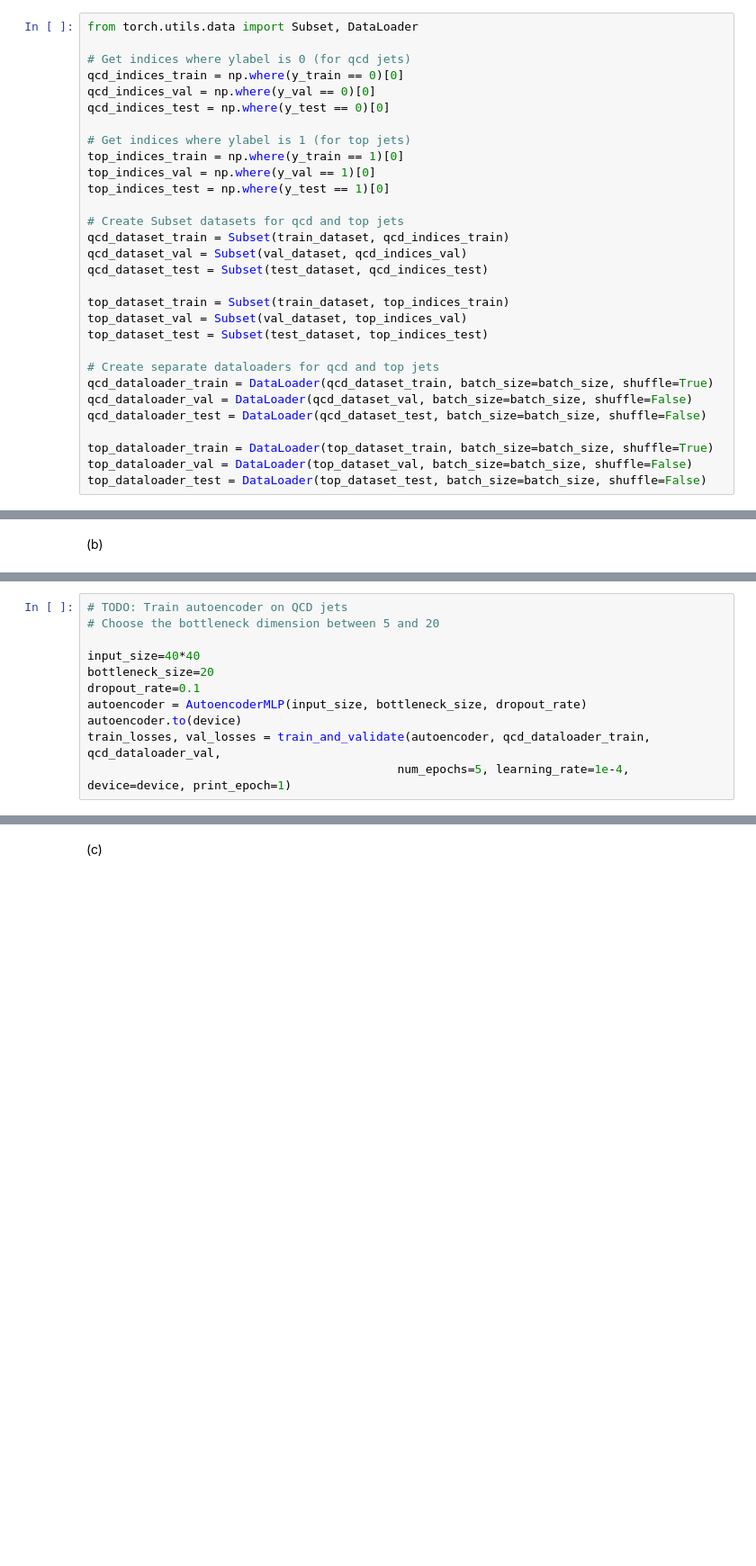
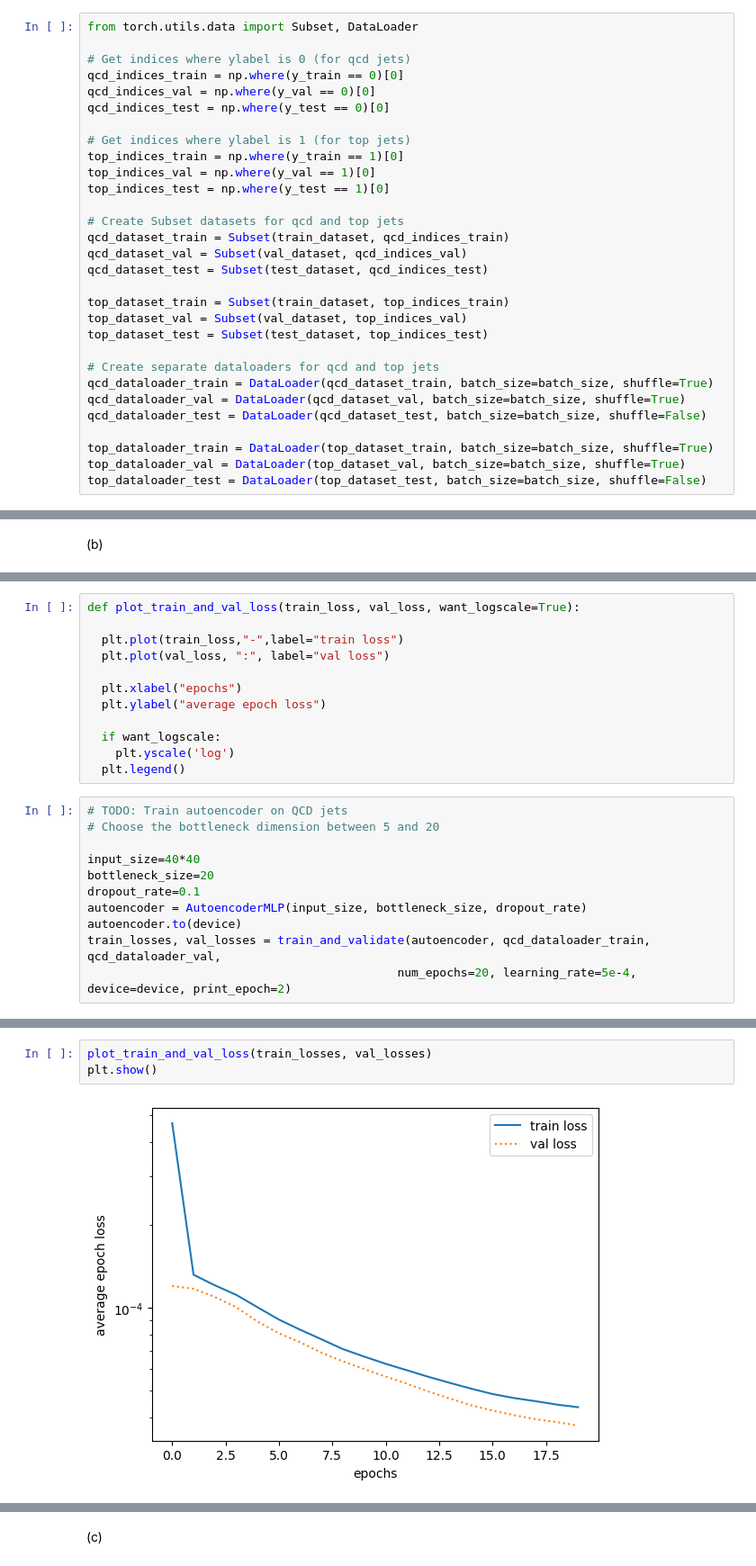
Before and after one commit to neelkanthrawat/mlph2023-Exercises, a Jupyter notebook: sheet08.ipynb, the cells around one changed output, grey strips where cells are left out. Shown at 90% size. Saved outputs shown, nothing was run; the diff lists cells and outputs as text; blank space fills up the shorter version.

```diff
--- a/sheet08.ipynb
+++ b/sheet08.ipynb
@@ -475,11 +520,11 @@ top_dataset_test = Subset(test_dataset, top_indices_test)
 
 # Create separate dataloaders for qcd and top jets
 qcd_dataloader_train = DataLoader(qcd_dataset_train, batch_size=batch_size, shuffle=True)
-qcd_dataloader_val = DataLoader(qcd_dataset_val, batch_size=batch_size, shuffle=False)
+qcd_dataloader_val = DataLoader(qcd_dataset_val, batch_size=batch_size, shuffle=True)
 qcd_dataloader_test = DataLoader(qcd_dataset_test, batch_size=batch_size, shuffle=False)
 
 top_dataloader_train = DataLoader(top_dataset_train, batch_size=batch_size, shuffle=True)
-top_dataloader_val = DataLoader(top_dataset_val, batch_size=batch_size, shuffle=False)
+top_dataloader_val = DataLoader(top_dataset_val, batch_size=batch_size, shuffle=True)
 top_dataloader_test = DataLoader(top_dataset_test, batch_size=batch_size, shuffle=False)
 # %%
 len(qcd_dataset_train), qcd_dataset_train.indices
@@ -611,5 +651,17 @@ def train_and_validate(model, train_dataloader, val_dataloader,
 
     return train_losses, val_losses
+# %%
+def plot_train_and_val_loss(train_loss, val_loss, want_logscale=True):
+
+  plt.plot(train_loss,"-",label="train loss")
+  plt.plot(val_loss, ":", label="val loss")
+
+  plt.xlabel("epochs")
+  plt.ylabel("average epoch loss")
+
+  if want_logscale:
+    plt.yscale('log')
+  plt.legend()
 # %%
 # TODO: Train autoencoder on QCD jets
 # Choose the bottleneck dimension between 5 and 20
@@ -620,5 +672,5 @@ dropout_rate=0.1
 autoencoder = AutoencoderMLP(input_size, bottleneck_size, dropout_rate)
 autoencoder.to(device)
 train_losses, val_losses = train_and_validate(autoencoder, qcd_dataloader_train, qcd_dataloader_val,
-                                            num_epochs=5, learning_rate=1e-4, device=device, print_epoch=1)
+                                            num_epochs=20, learning_rate=5e-4, device=device, print_epoch=2)
 # %% [output]
@@ -629,0 +687,5 @@ Epoch [5/5], Train Loss: 0.0001, Val Loss: 0.0001
+# %%
+plot_train_and_val_loss(train_losses, val_losses)
+plt.show()
+# %% [output]
+[figure, added]
```
Also changed, not shown: parts of 30 cells of this notebook.
